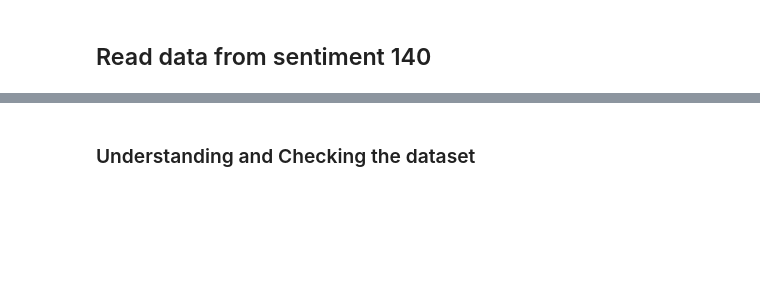
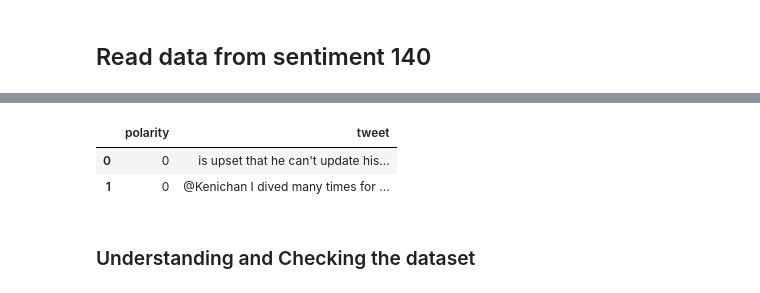
Before and after one commit to yelynn1/sguniversities_tweets_analysis, a Jupyter notebook: v6bySG.ipynb, the cells around one changed output, grey strips where cells are left out. Saved outputs shown, nothing was run; the diff lists cells and outputs as text; code cells hidden in the pictures; blank space fills up the shorter version.

```diff
--- a/v6bySG.ipynb
+++ b/v6bySG.ipynb
@@ -41,3 +47,10 @@ sentiment = sentiment.drop(["tweetid","date","nq","author"],axis=1)
+# %%
+sentiment = sentiment.drop(["tweetid","date","nq","author"],axis=1)
+sentiment.head(2)
+# %% [output]
+|  | polarity | tweet |
+| 0 | 0 | is upset that he can't update his... |
+| 1 | 0 | @Kenichan I dived many times for ... |
 # %% [markdown]
 ### Understanding and Checking the dataset
 # %%
```
Also changed, not shown: parts of 18 cells of this notebook, 3 other files.
